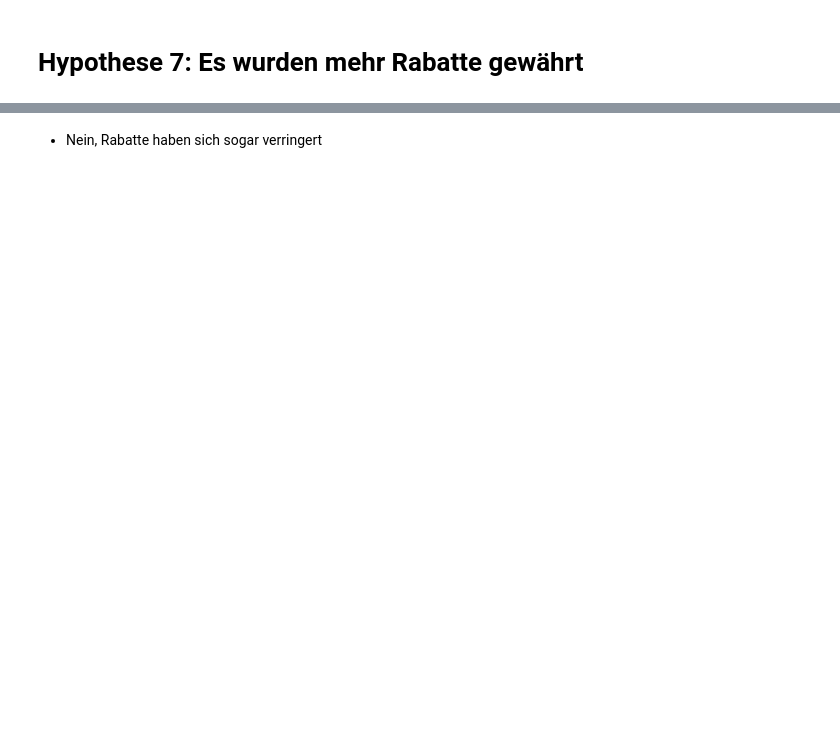
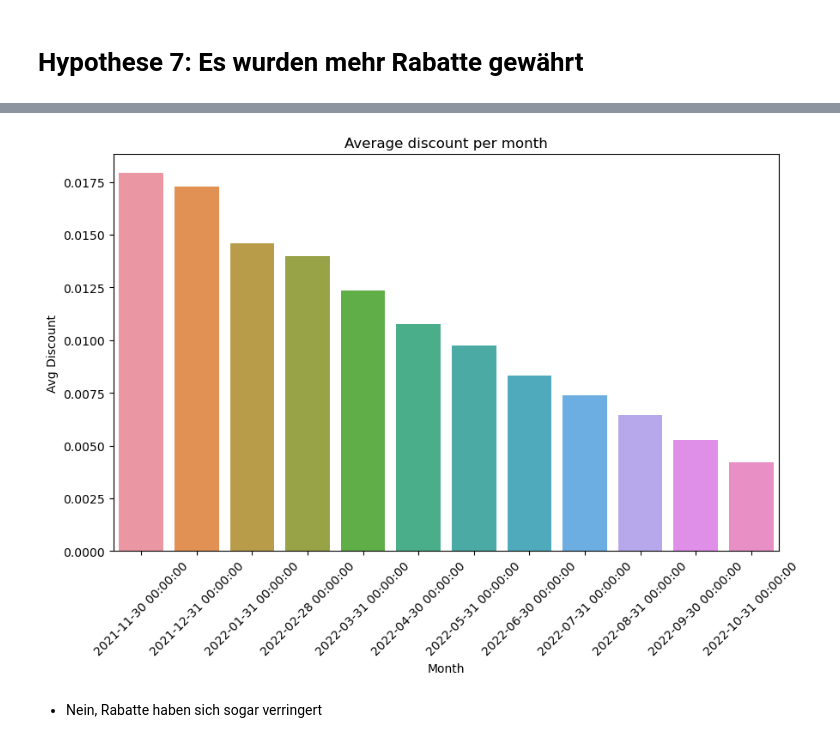
Before and after one commit to AliBenBali/TabletGmbHProjekt, a Jupyter notebook: Analyse_Vince.ipynb, the cells around one changed output, grey strips where cells are left out. Cells and saved outputs as stored; diff of their text form; code cells hidden in the pictures; blank space fills up the shorter version.

```diff
--- a/Analyse_Vince.ipynb
+++ b/Analyse_Vince.ipynb
@@ -618,17 +1024,19 @@ rabatt_pro_monat
 # %%
 # Als barplot visualisieren
 plt.figure(figsize=(10, 6))
 
 sns.barplot(data=rabatt_pro_monat, x=rabatt_pro_monat.index, y='discount')
 plt.title('Average discount per month')
 plt.xlabel('Month')
 plt.ylabel('Avg Discount')
 
-plt.ylim(0.90, 1.0)
+#plt.ylim(0.90, 1.0)
 
 plt.xticks(rotation=45)
 
 plt.show()
+# %% [output]
+[figure, added]
 # %% [markdown]
 - Nein, Rabatte haben sich sogar verringert
 # %%
```
Also changed, not shown: parts of 58 cells of this notebook.
